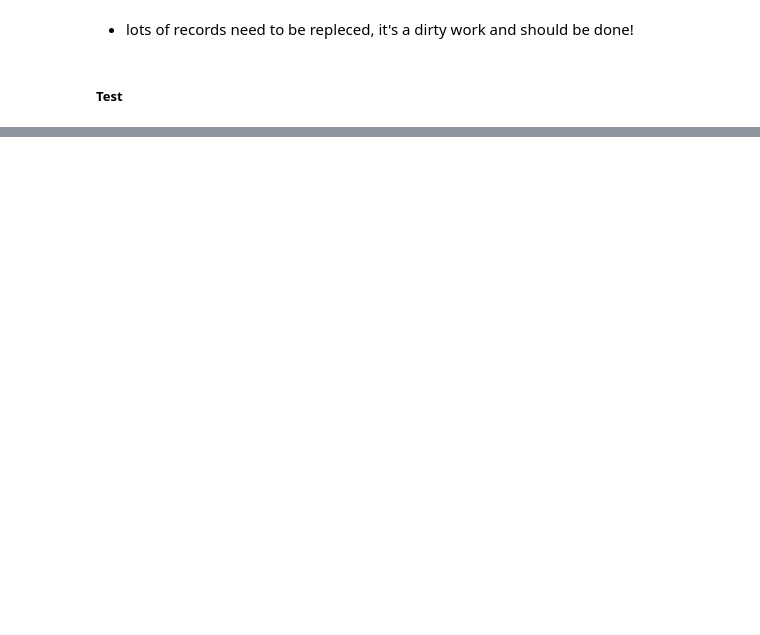
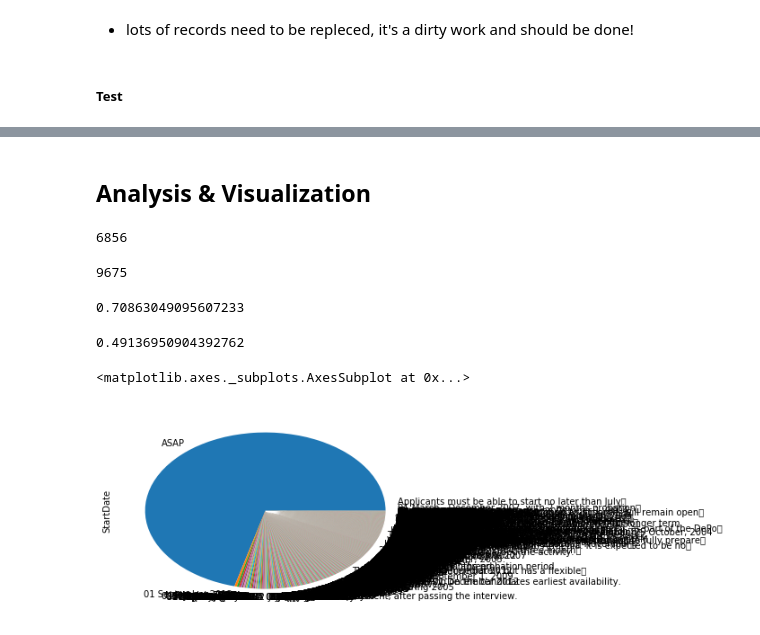
Before and after one commit to freena22/Data-Wrangling, a Jupyter notebook: Data_Wrangling_Example.ipynb, the cells around one changed output, grey strips where cells are left out. Cells and saved outputs as stored; diff of their text form; code cells hidden in the pictures; blank space fills up the shorter version.

```diff
--- a/Data_Wrangling_Example.ipynb
+++ b/Data_Wrangling_Example.ipynb
@@ -213,3 +213,36 @@ Name: StartDate, Length: 1140, dtype: int64
 # %%
 for item in asap_list:
     assert item not in df_clean.StartDate.values
+# %% [markdown]
+## Analysis & Visualization
+# %%
+# Number of 'ASAP' start dates (numerator)
+asap_counts = df_clean.StartDate.value_counts()['ASAP']
+asap_counts
+# %% [output]
+6856
+# %%
+# Number of non-empty start dates (denominator)
+non_empty_counts = df_clean.StartDate.count()
+non_empty_counts
+# %% [output]
+9675
+# %%
+# percentage of positions with an urgent start date
+asap_counts / non_empty_counts
+# %% [output]
+0.70863049095607233
+# %%
+# check the original not clean dataset and see the percentage
+asap_counts_original = df.StartDate.value_counts()['ASAP']
+non_empty_counts_original = df.StartDate.count()
+asap_counts_original / non_empty_counts_original
+# %% [output]
+0.49136950904392762
+# %%
+% matplotlib inline
+df_clean.StartDate.value_counts().plot(kind='pie')
+# the viz is ugly here cause we have tons of dates here
+# %% [output]
+<matplotlib.axes._subplots.AxesSubplot at 0x...>
+[figure, added]
```
Also changed, not shown: parts of 1 cell of this notebook.
